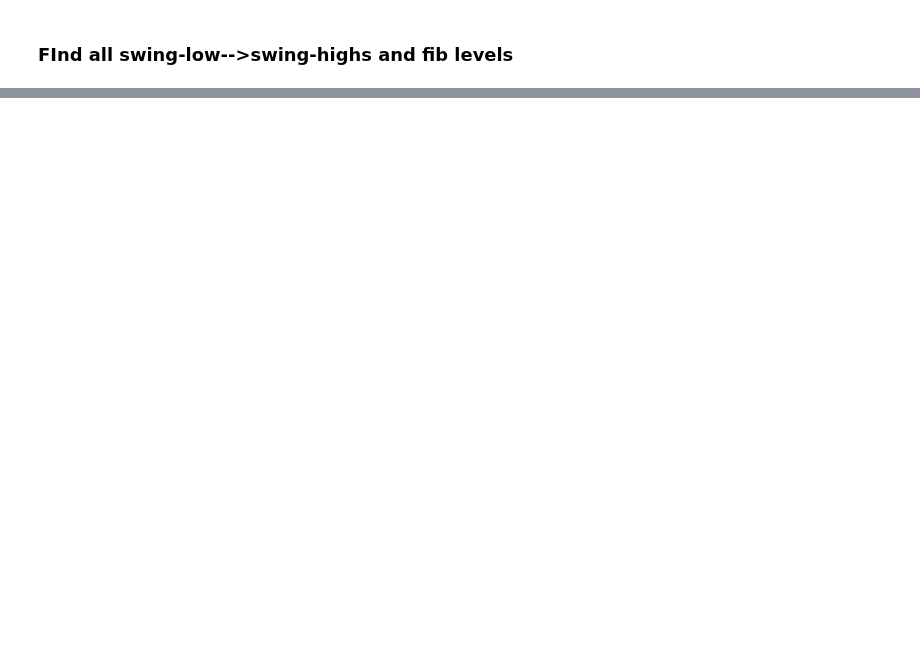
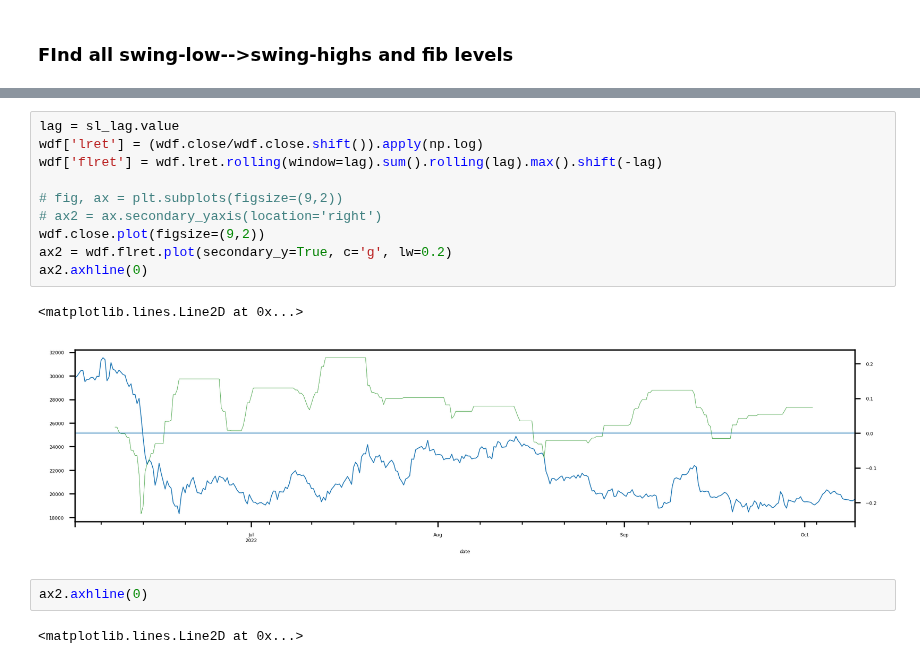
Before and after one commit to petarkabashki/pk-crypto-tools, a Jupyter notebook: MiniZinc/experiments.ipynb, the cells around one changed output, grey strips where cells are left out. Drawn from its saved outputs; the diff is of its cells as text; blank space fills up the shorter version.

```diff
--- a/MiniZinc/experiments.ipynb
+++ b/MiniZinc/experiments.ipynb
@@ -430,0 +932,17 @@ VBox(children=(HBox(children=(IntRangeSlider(value=(2100, 2300), continuous_upda
+# %%
+lag = sl_lag.value
+wdf['lret'] = (wdf.close/wdf.close.shift()).apply(np.log)
+wdf['flret'] = wdf.lret.rolling(window=lag).sum().rolling(lag).max().shift(-lag)
+
+# fig, ax = plt.subplots(figsize=(9,2))
+# ax2 = ax.secondary_yaxis(location='right')
+wdf.close.plot(figsize=(9,2))
+ax2 = wdf.flret.plot(secondary_y=True, c='g', lw=0.2)
+ax2.axhline(0)
+# %% [output]
+<matplotlib.lines.Line2D at 0x...>
+[figure, added]
+# %%
+ax2.axhline(0)
+# %% [output]
+<matplotlib.lines.Line2D at 0x...>
```
Also changed, not shown: parts of 15 cells of this notebook, 15 other files.
